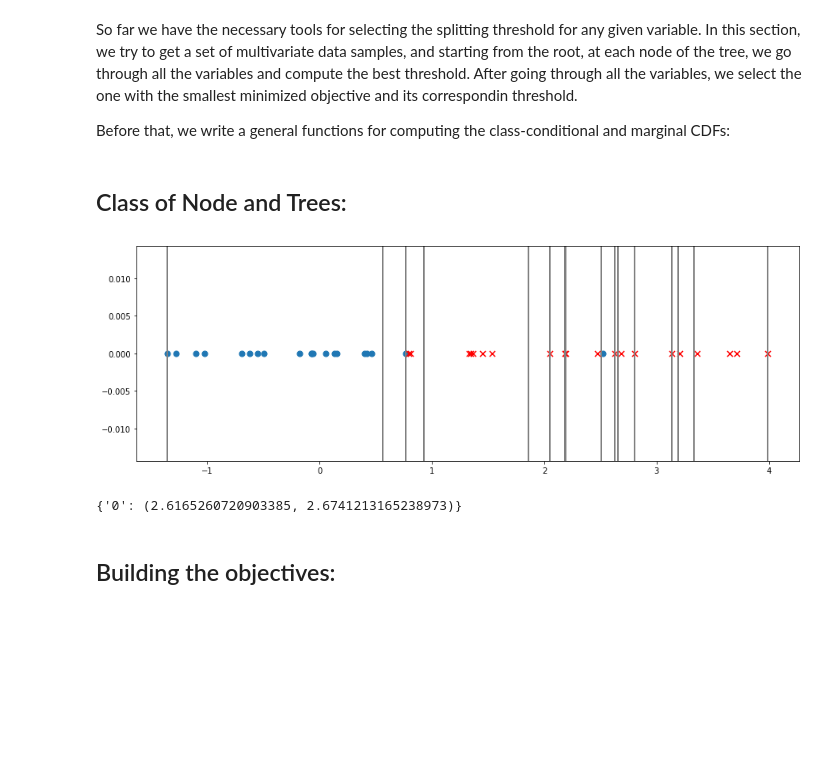
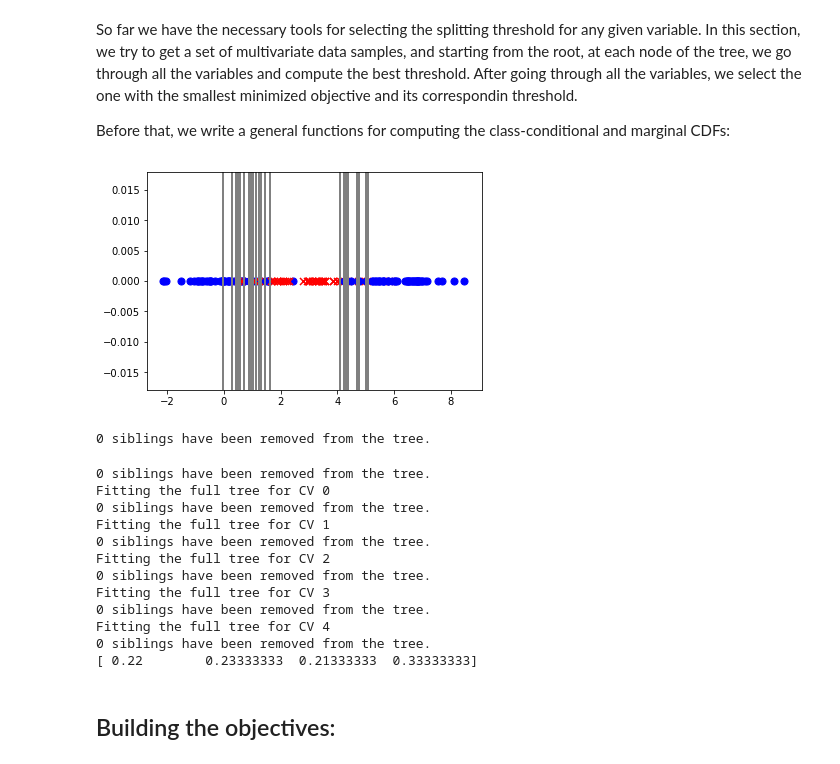
Before and after one commit to jamshids/decision-trees, a Jupyter notebook: GeneralNotes.ipynb, the cells around one changed output. Drawn from its saved outputs; the diff is of its cells as text; code cells hidden in the pictures; blank space fills up the shorter version.

Commit message:
Updating the general notes after adding CV-based cost-complexity pruning

```diff
--- a/GeneralNotes.ipynb
+++ b/GeneralNotes.ipynb
@@ -234,8 +230,6 @@ sigma = .5
 # assuming that dat is 1-dimensional
 marginal_CDF = lambda theta,dat,sigma: np.sum(norm.cdf((theta - dat)/sigma)) / len(dat)
 class_CDF = lambda theta,dat,labels,y,sigma: marginal_CDF(theta, dat[labels==y], sigma)
-# %% [markdown]
-## Class of Node and Trees:
 # %%
 reload(fitting_tools)
 reload(tree_structure)
@@ -244,27 +238,2 @@ T = tree_structure.Tree(X, labels)
 T.fit_full_tree()
 #T.leaves
-# %%
-from matplotlib.backends.backend_pdf import PdfPages
-
-fig = plt.figure(figsize=(15,5))
-
-plt.scatter(X1, np.zeros(n1), marker='o', s=50)
-plt.scatter(X2, np.zeros(n2), marker='x', color='r', s=50)
-
-eval_points = np.arange(-3,4.5,.1)
-#plt.plot(eval_points, kernel_c1(eval_points))
-#plt.plot(eval_points, kernel_c2(eval_points), color='r')
-
-plt.axvline(T.leaves[0].rules['0'][0], linewidth=2, color='gray', linestyle = '-')
-plt.axvline(T.leaves[-1].rules['0'][1], linewidth=2, color='gray', linestyle = '-')
-with PdfPages('foo.pdf') as pdf:
-    for i in range(len(T.leaves)):
-        plt.axvline(T.leaves[i].rules['0'][1], linewidth=2, color='gray', linestyle = '-')
-        #pdf.savefig(str(i)+".pdf", bbox_inches='tight');
-        pdf.savefig(fig)
-# %% [output]
-[figure, removed]
-# %%
-T.leaves[-1].rules
-# %% [output]
-{'0': (2.6165260720903385, 2.6741213165238973)}
@@ -365,3 +240,36 @@ def filter_data(dat, labels, rules, selected_feature=None):
+# %%
+plt.scatter(X1, np.zeros(n1), marker='o', color='b', s=50)
+plt.scatter(X2, np.zeros(n2), marker='x', color='r', s=50)
+plt.scatter(X3, np.zeros(n2), marker='o', color='b', s=50)
+TREE = best_T
+
+for i in TREE.leaf_inds:
+    parent = TREE.node_dict[str(i)].parent
+    plt.axvline(TREE.node_dict[str(parent)].rule['0'], linewidth=2, color='gray', linestyle = '-')
+# %% [output]
+[figure, added]
+# %%
+seq, alphas = T.cost_complexity_seq()
+# %% [output]
+0 siblings have been removed from the tree.
+# %%
+reload(fitting_tools)
+
+scores, best_T = fitting_tools.CV_prune(T, 5)
+print scores
+# %% [output]
+0 siblings have been removed from the tree.
+Fitting the full tree for CV 0
+0 siblings have been removed from the tree.
+Fitting the full tree for CV 1
+0 siblings have been removed from the tree.
+Fitting the full tree for CV 2
+0 siblings have been removed from the tree.
+Fitting the full tree for CV 3
+0 siblings have been removed from the tree.
+Fitting the full tree for CV 4
+0 siblings have been removed from the tree.
+[ 0.22        0.23333333  0.21333333  0.33333333]
 # %% [markdown]
 ## Building the objectives:
 # %% [markdown]
```
Also changed, not shown: parts of 7 cells of this notebook.
